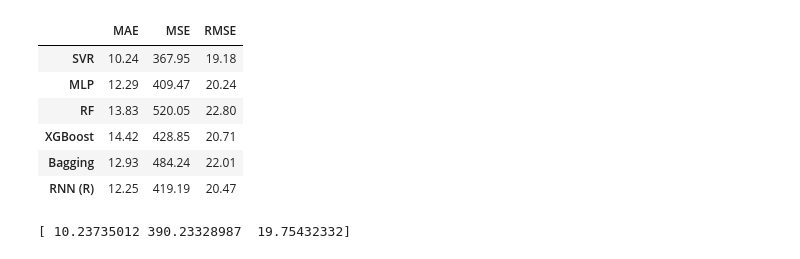
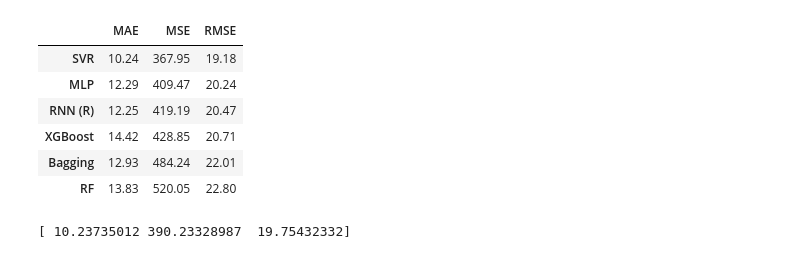
Before and after one commit to brunomaion/5-Modelos, a Jupyter notebook: graficos.ipynb, the cells around one changed output. Saved outputs shown, nothing was run; the diff lists cells and outputs as text; code cells hidden in the pictures.

```diff
--- a/graficos.ipynb
+++ b/graficos.ipynb
@@ -28,38 +28,40 @@ ultima_linha_mlp = dfMlp.iloc[:, -3:]
 ultima_linha_rf = dfRF.iloc[:, -3:]
 ultima_linha_xg = dfXG.iloc[:, -3:]
 ultima_linha_bg = dfBG.iloc[:, -3:]
 ultima_linha_rnn = dfRNN.iloc[:, -3:]
 
 
 ultima_linha_mm = ultima_linha_mm.tail(1)
 ultima_linha_se = ultima_linha_se.tail(1)
 ultima_linha_ari= ultima_linha_ari.tail(1)
 # Selecionando apenas a última linha de cada DataFrame
 ultima_linha_svr = ultima_linha_svr.tail(1)
 ultima_linha_mlp = ultima_linha_mlp.tail(1)
 ultima_linha_rf = ultima_linha_rf.tail(1)
 ultima_linha_xg = ultima_linha_xg.tail(1)
 ultima_linha_bg = ultima_linha_bg.tail(1)
 ultima_linha_rnn = ultima_linha_rnn.tail(1)
 
 # Concatenando as últimas três colunas de todos os DataFrames em um novo DataFrame
 df = pd.concat([ultima_linha_svr, ultima_linha_mlp, ultima_linha_rf, ultima_linha_xg, ultima_linha_bg, ultima_linha_rnn])
 
 # Definindo o índice do DataFrame como o nome dos modelos
 df.index = ['SVR', 'MLP', 'RF', 'XGBoost', 'Bagging', 'RNN (R)']
 
 # Exibindo o novo DataFrame
+
+
+df = df.sort_values(by='RMSE', ascending=True)
 display(df)
-
 df.to_latex("resultadosModelos/dfAM.tex", index=True)
 # %% [output]
 |  | MAE | MSE | RMSE |
 | SVR | 10.24 | 367.95 | 19.18 |
 | MLP | 12.29 | 409.47 | 20.24 |
-| RF | 13.83 | 520.05 | 22.80 |
+| RNN (R) | 12.25 | 419.19 | 20.47 |
 | XGBoost | 14.42 | 428.85 | 20.71 |
 | Bagging | 12.93 | 484.24 | 22.01 |
-| RNN (R) | 12.25 | 419.19 | 20.47 |
+| RF | 13.83 | 520.05 | 22.80 |
 # %%
 
 print(np.array(ultima_linha_mm).flatten())
```
Also changed, not shown: parts of 2 cells of this notebook, 18 other files.
